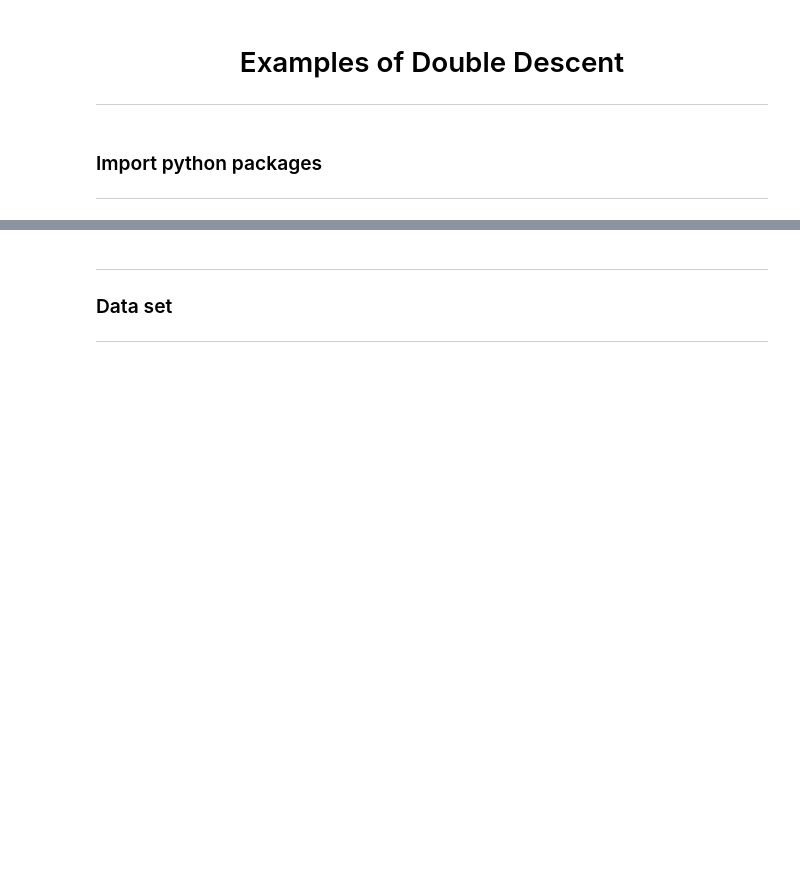
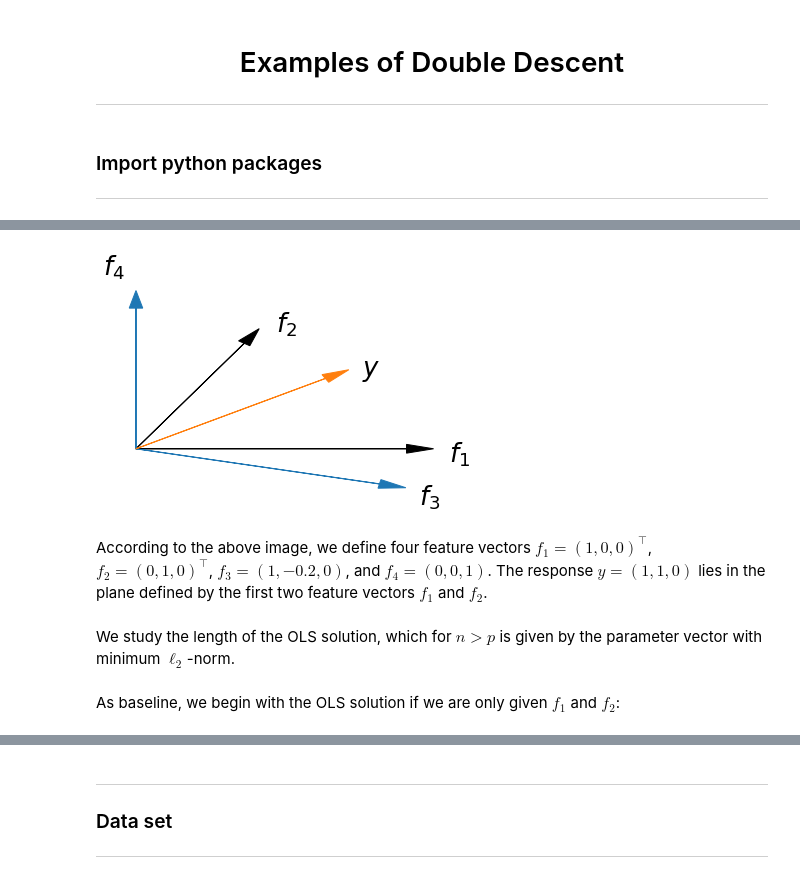
Before and after one commit to pbenner/double-descent, a Jupyter notebook: double-descent-examples.ipynb, the cells around one changed output, grey strips where cells are left out. Saved outputs shown, nothing was run; the diff lists cells and outputs as text; code cells hidden in the pictures; blank space fills up the shorter version.

```diff
--- a/double-descent-examples.ipynb
+++ b/double-descent-examples.ipynb
@@ -13,0 +18,14 @@ from sklearn.linear_model import LinearRegression
+# %%
+import matplotlib.pyplot as plt
+%matplotlib inline
+plt.axis('off')
+plt.arrow(0, 0, 1.0,  0.0, head_width=0.05, head_length=0.1, fc='k', ec='k'); plt.figtext(0.90, 0.25, r'$f_1$', fontsize=26)
+plt.arrow(0, 0, 0.4,  0.6, head_width=0.05, head_length=0.1, fc='k', ec='k'); plt.figtext(0.50, 0.70, r'$f_2$', fontsize=26)
+plt.arrow(0, 0, 0.9, -0.2, head_width=0.05, head_length=0.1, fc='tab:blue'  , ec='tab:blue'  ); plt.figtext(0.83, 0.10, r'$f_3$', fontsize=26)
+plt.arrow(0, 0, 0.0,  0.8, head_width=0.05, head_length=0.1, fc='tab:blue'  , ec='tab:blue'  ); plt.figtext(0.10, 0.90, r'$f_4$', fontsize=26)
+plt.arrow(0, 0, 0.7,  0.4, head_width=0.05, head_length=0.1, fc='tab:orange', ec='tab:orange'); plt.figtext(0.70, 0.55, r'$y$', fontsize=26)
+plt.show()
+# %% [output]
+[figure, added]
+# %% [markdown]
+According to the above image, we define four feature vectors $f_1 = (1, 0, 0)^\top$, $f_2 = (0, 1, 0)^\top$, $f_3 = (1, -0.2, 0)$, and $f_4 = (0, 0, 1)$. The response $y = (1, 1, 0)$ lies in the plane defined by the first two feature vectors $f_1$ and $f_2$.
@@ -13,0 +38,2 @@ from sklearn.linear_model import LinearRegression
+# %% [markdown]
+We study the length of the OLS solution, which for $n > p$ is given by the parameter vector with minimum $\ell_2$-norm.
@@ -13,0 +43,2 @@ from sklearn.linear_model import LinearRegression
+# %% [markdown]
+As baseline, we begin with the OLS solution if we are only given $f_1$ and $f_2$:
```
Also changed, not shown: parts of 14 cells of this notebook.
